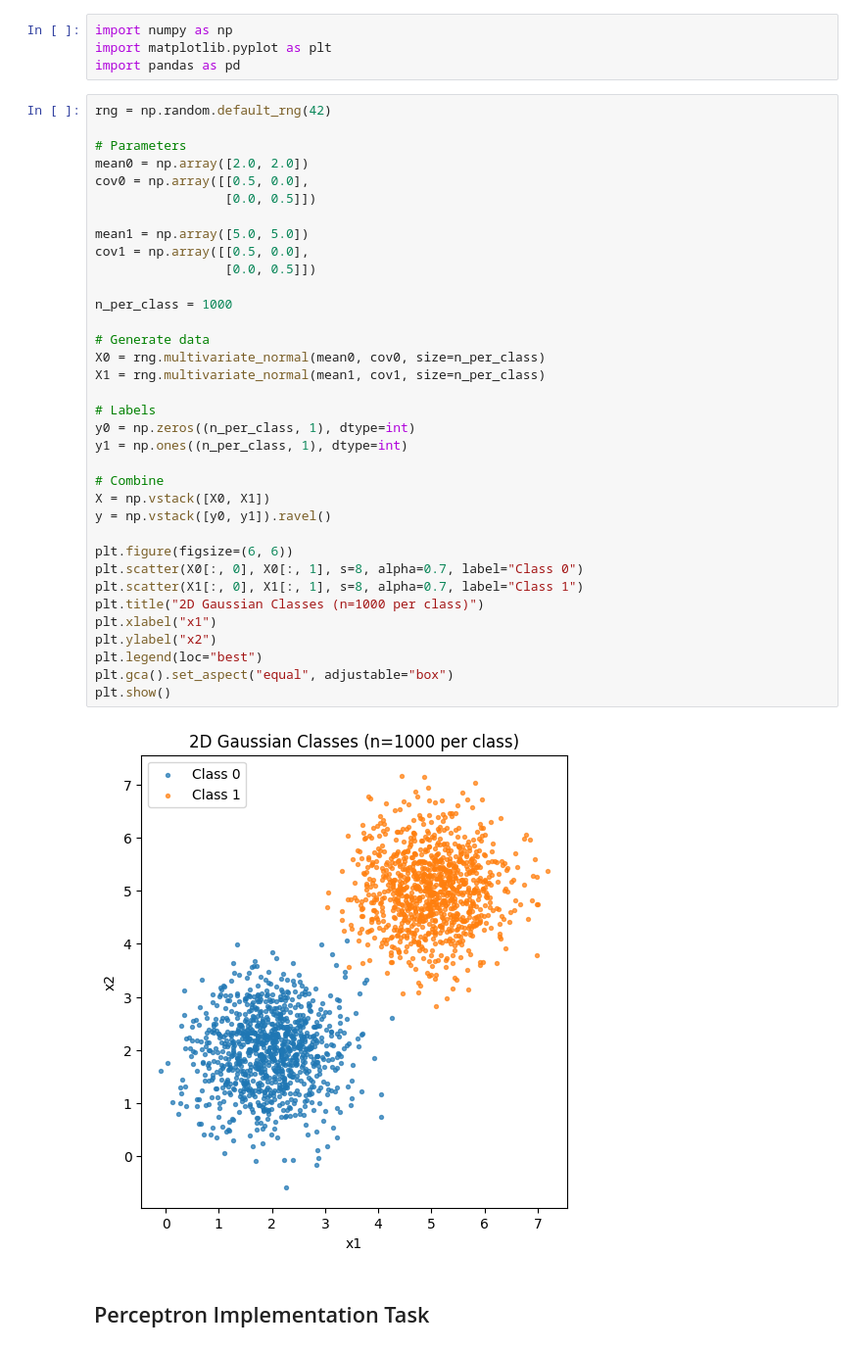
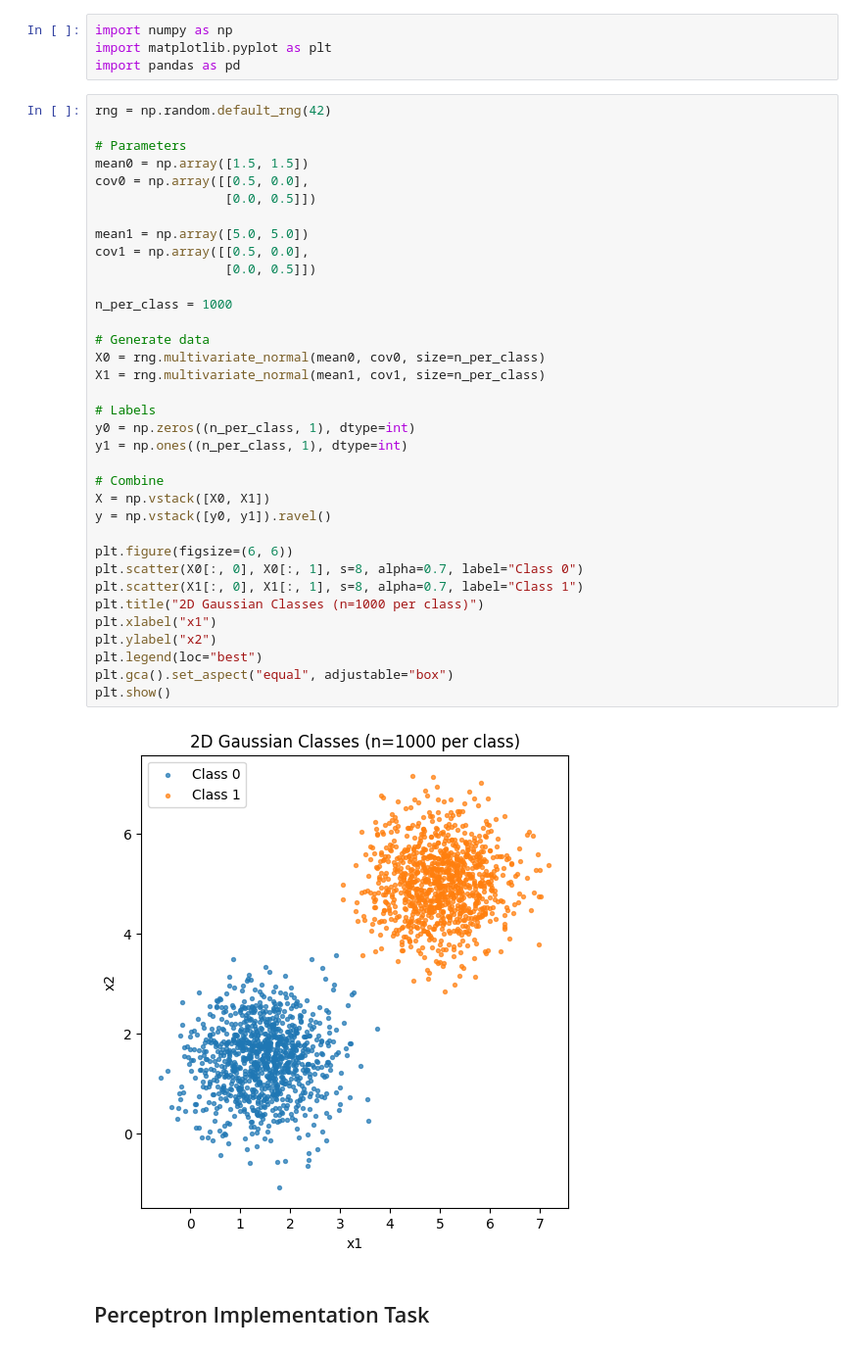
Before and after one commit to DeLucca990/Neural-Networks-Classes, a Jupyter notebook: code/exercises/02-Perceptron/ex-01.ipynb, the cells around one changed output. Shown at 98% size. Saved outputs shown, nothing was run; the diff lists cells and outputs as text.

Commit message:
update: activity 2 with mean equal to 1.5 on exercise 1

```diff
--- a/code/exercises/02-Perceptron/ex-01.ipynb
+++ b/code/exercises/02-Perceptron/ex-01.ipynb
@@ -10,39 +10,39 @@ import pandas as pd
 rng = np.random.default_rng(42)
 
 # Parameters
-mean0 = np.array([2.0, 2.0])
+mean0 = np.array([1.5, 1.5])
 cov0 = np.array([[0.5, 0.0],
                  [0.0, 0.5]])
 
 mean1 = np.array([5.0, 5.0])
 cov1 = np.array([[0.5, 0.0],
                  [0.0, 0.5]])
 
 n_per_class = 1000
 
 # Generate data
 X0 = rng.multivariate_normal(mean0, cov0, size=n_per_class)
 X1 = rng.multivariate_normal(mean1, cov1, size=n_per_class)
 
 # Labels
 y0 = np.zeros((n_per_class, 1), dtype=int)
 y1 = np.ones((n_per_class, 1), dtype=int)
 
 # Combine
 X = np.vstack([X0, X1])
 y = np.vstack([y0, y1]).ravel()
 
 plt.figure(figsize=(6, 6))
 plt.scatter(X0[:, 0], X0[:, 1], s=8, alpha=0.7, label="Class 0")
 plt.scatter(X1[:, 0], X1[:, 1], s=8, alpha=0.7, label="Class 1")
 plt.title("2D Gaussian Classes (n=1000 per class)")
 plt.xlabel("x1")
 plt.ylabel("x2")
 plt.legend(loc="best")
 plt.gca().set_aspect("equal", adjustable="box")
 plt.show()
 # %% [output]
-[figure, old version]
+[figure, new version]
 # %% [markdown]
 ## Perceptron Implementation Task
 # %%
```
Also changed, not shown: parts of 2 cells of this notebook, 4 other files.
